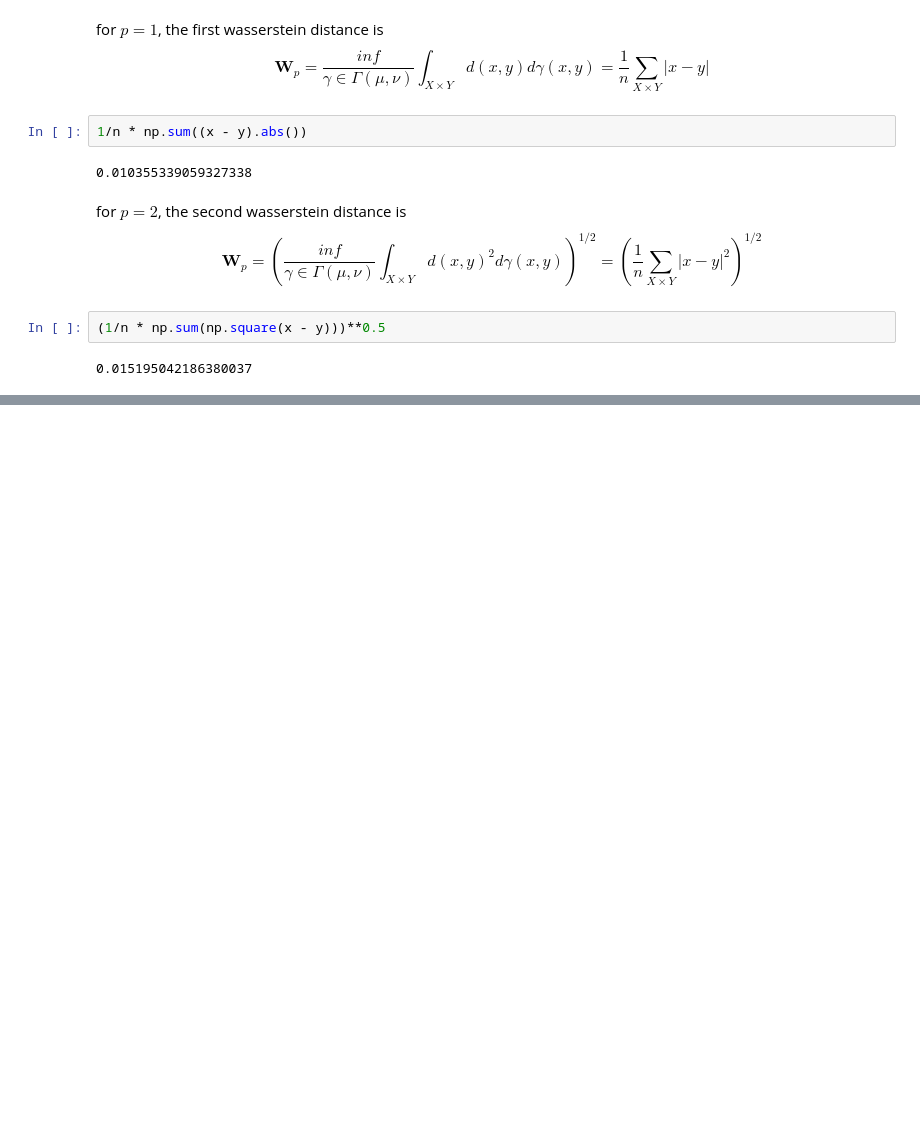
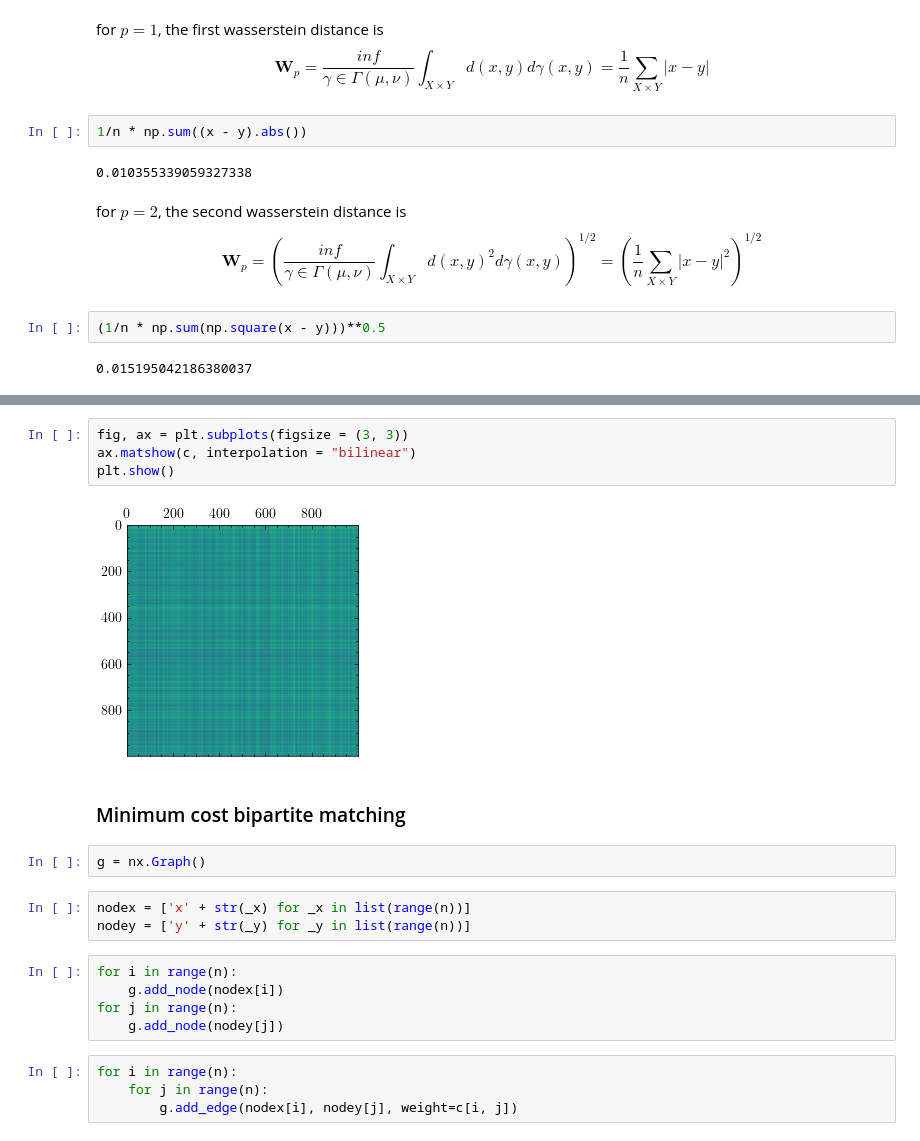
Before and after one commit to istmarc/optimal-transport, a Jupyter notebook: wasserstein/Wasserstein distance.ipynb, the cells around one changed output, grey strips where cells are left out. Cells and saved outputs as stored; diff of their text form; blank space fills up the shorter version.

```diff
--- a/wasserstein/Wasserstein distance.ipynb
+++ b/wasserstein/Wasserstein distance.ipynb
@@ -127,0 +212,22 @@ $$
+# %%
+fig, ax = plt.subplots(figsize = (3, 3))
+ax.matshow(c, interpolation = "bilinear")
+plt.show()
+# %% [output]
+[figure, added]
+# %% [markdown]
+### Minimum cost bipartite matching
+# %%
+g = nx.Graph()
+# %%
+nodex = ['x' + str(_x) for _x in list(range(n))]
+nodey = ['y' + str(_y) for _y in list(range(n))]
+# %%
+for i in range(n):
+    g.add_node(nodex[i])
+for j in range(n):
+    g.add_node(nodey[j])
+# %%
+for i in range(n):
+    for j in range(n):
+        g.add_edge(nodex[i], nodey[j], weight=c[i, j])
```
Also changed, not shown: parts of 31 cells of this notebook.
